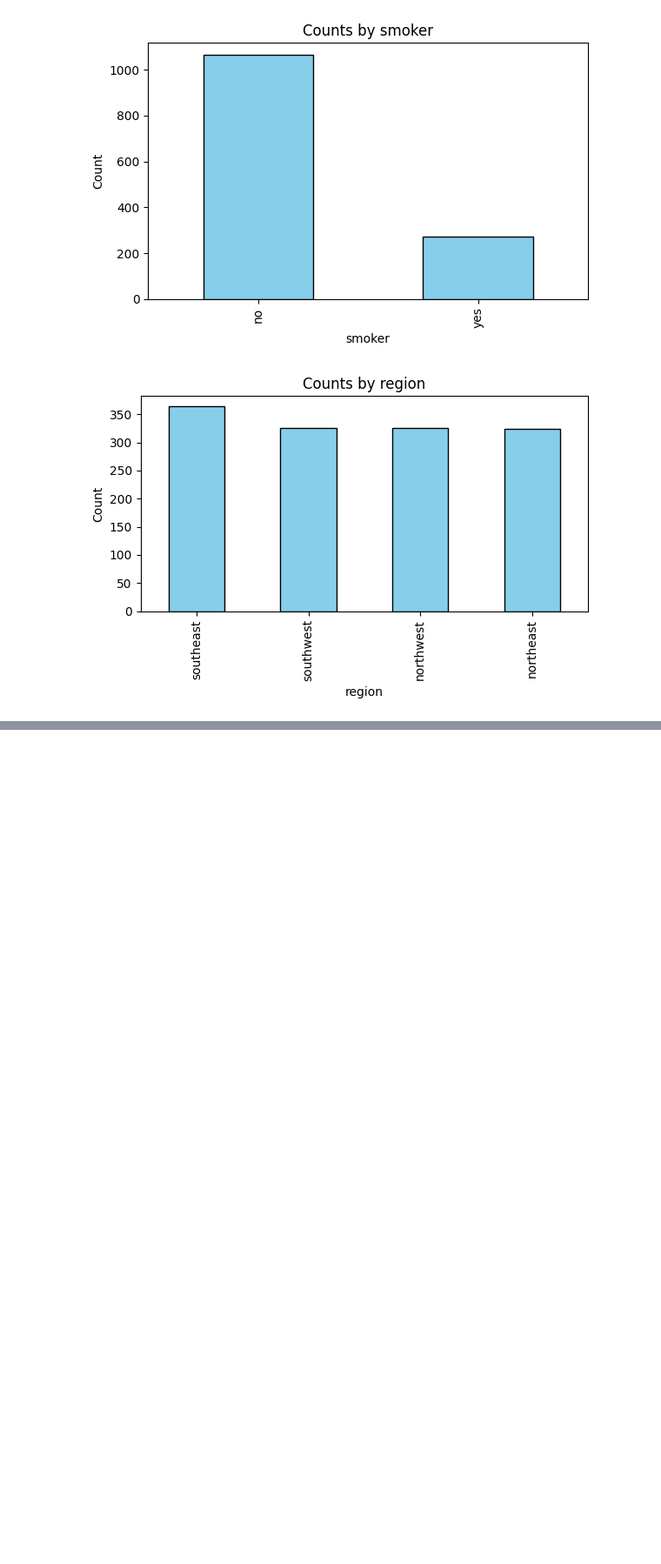
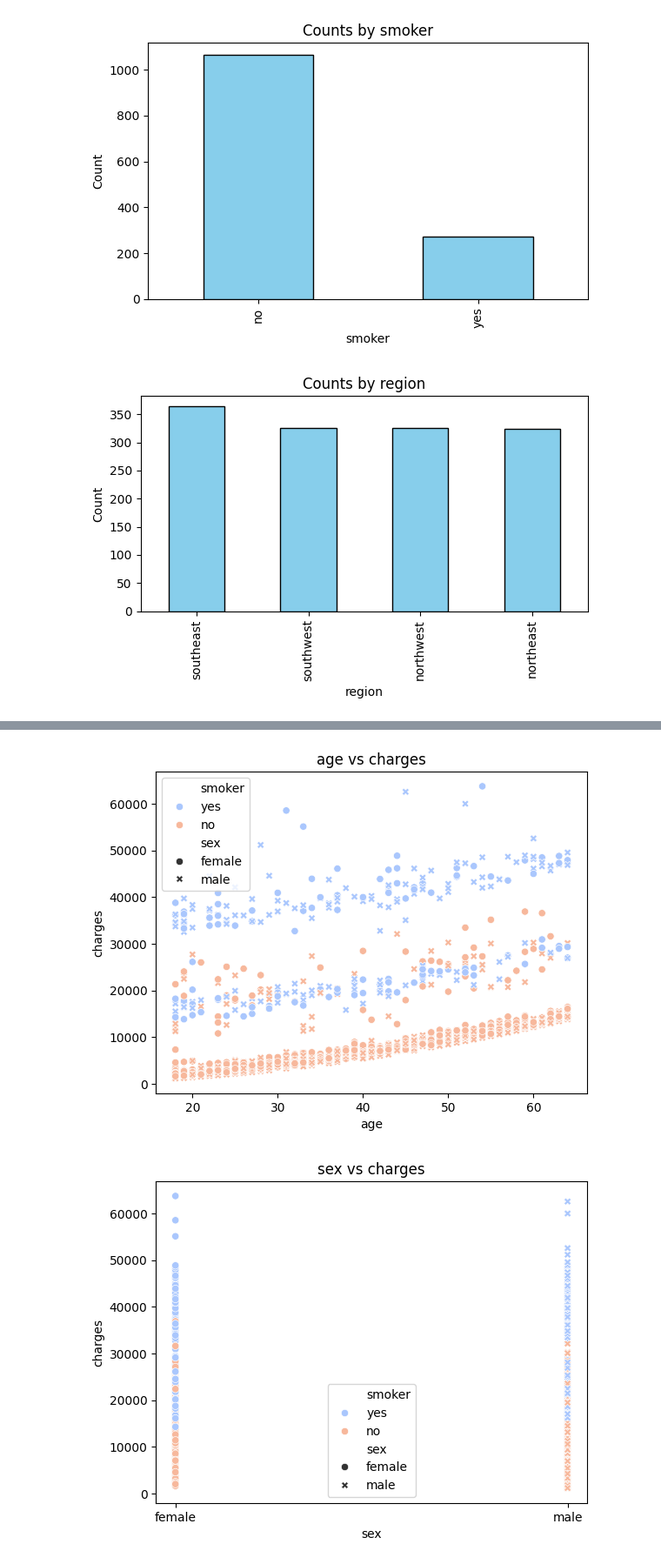
Before and after one commit to CharalamposZisis/Medical-Insurance-Cost, a Jupyter notebook: main.ipynb, the cells around one changed output, grey strips where cells are left out. Shown: that part at 87% size. Drawn from its saved outputs; the diff is of its cells as text; code cells hidden in the pictures; blank space fills up the shorter version.

```diff
--- a/main.ipynb
+++ b/main.ipynb
@@ -165,0 +179,14 @@ for col in ["sex", "smoker", "region"]:
+# %%
+def charges_corr(df: pd.DataFrame, x: str, y: str):
+    sns.scatterplot(x = df[x], y = df[y], hue="smoker", style="sex", data=df, palette="coolwarm")
+    plt.title(f"{x} vs {y}")
+    plt.xlabel(x)
+    plt.ylabel(y)
+    plt.show()
+
+
+for x in ['age', 'sex', 'bmi']:
+    charges_corr(df, x, 'charges')
+# %% [output]
+[figure, added]
+[figure, added]
```
Also changed, not shown: parts of 21 cells of this notebook, 1 other file.
